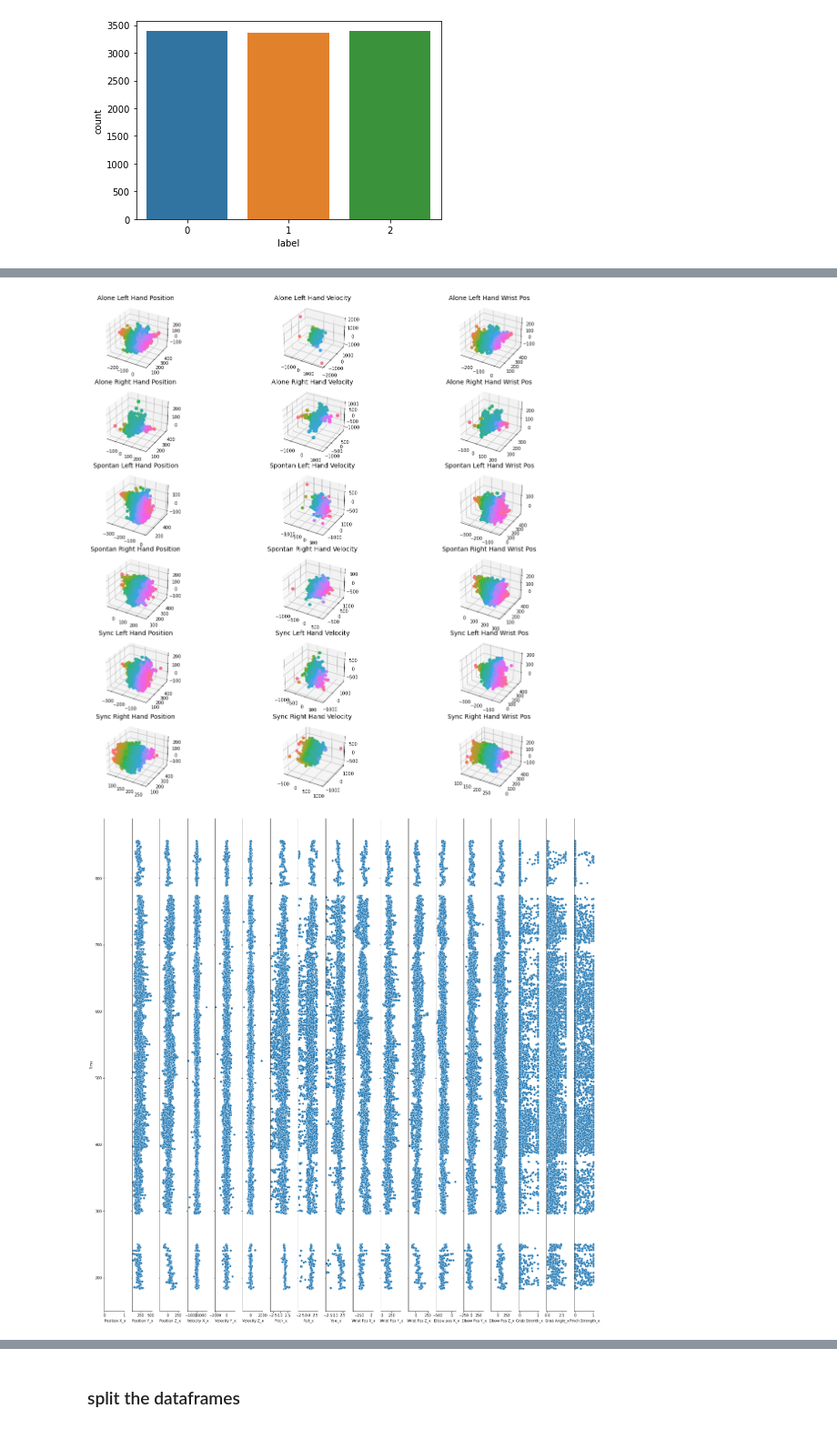
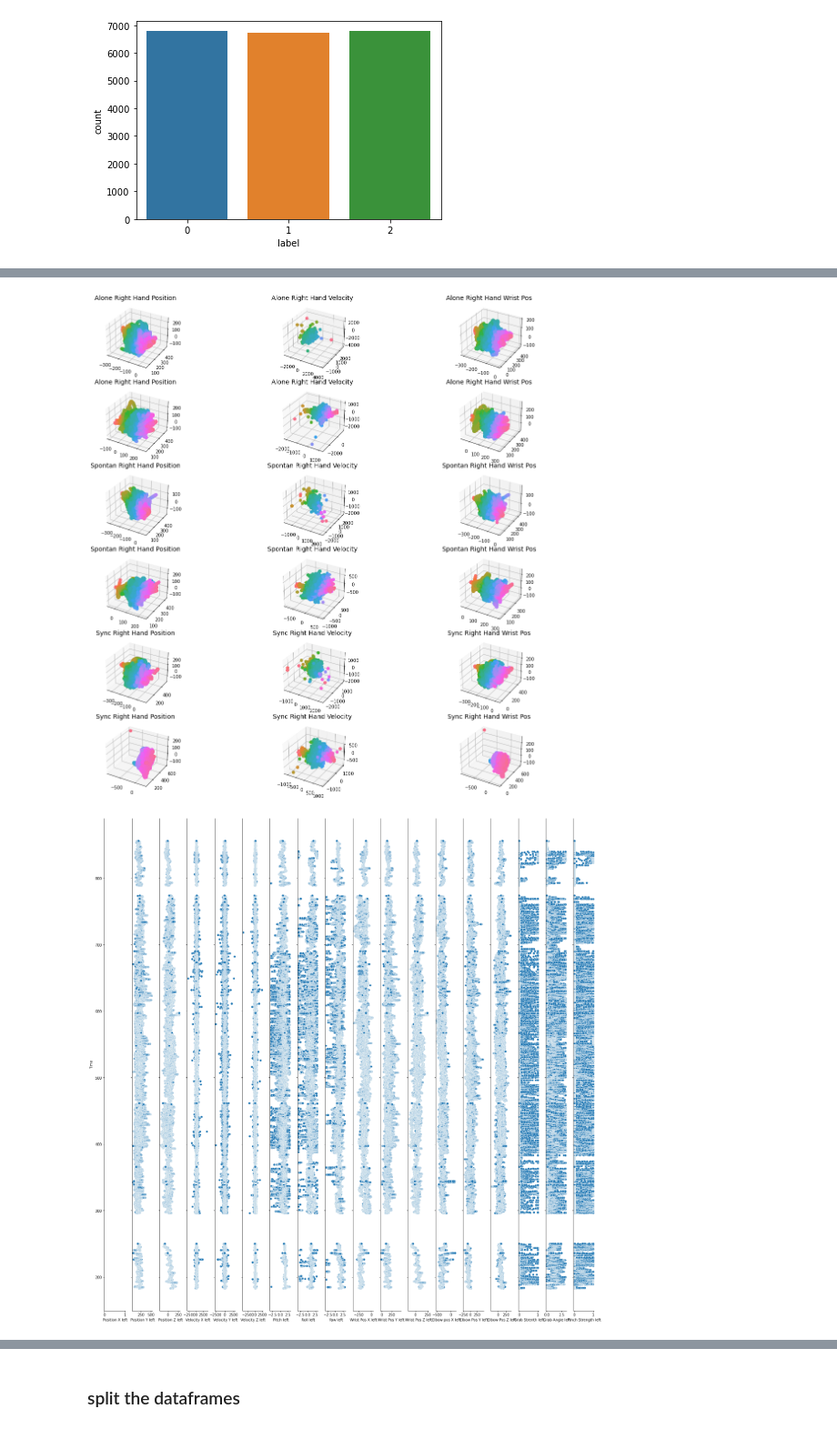
Before and after one commit to TalSomech/Data-Sc-101, a Jupyter notebook: Hands.ipynb, the cells around one changed output, grey strips where cells are left out. Shown at 91% size. Drawn from its saved outputs; the diff is of its cells as text; code cells hidden in the pictures.

```diff
--- a/Hands.ipynb
+++ b/Hands.ipynb
@@ -21,6 +20,16 @@ validation_folders=os.listdir(validation_path)
 ### take out the first 7 seconds from each file,take out outliners(# hands!=2,hand type = left in "HandRight",etc)
 ### then check if the file is of type Alone,Sync or Spontan
 ### and act accordinly for each type , and return a corresponding dataframe
+# %%
+def con_frames(df):
+    group=df.groupby(df.index%5,axis=0)
+    df1=group.get_group(0).reset_index(drop=True)
+    for i in range(1,5):
+        df1=pd.merge(df1,group.get_group(i).reset_index(drop=True),left_index=True,right_index=True,on='label',suffixes=[' '+str(i-1),' '+str(i)])
+    k=df1.columns[149:]
+    for col in k:
+        df1=df1.rename(columns={col:col+' 4'}) # since i cant force suffix with the merging i will do it manually
+    return df1
 # %%
 def createDF(path):
     init_df=pd.read_csv(path)
@@ -60,22 +87,19 @@ def createDF(path):
 # %%
 train_df=pd.DataFrame()
 test_df=pd.DataFrame()
-
+visualize_df=pd.DataFrame()
 for folder in training_folders:
     for file in os.listdir(training_path+'/'+folder):
-        train_df=pd.concat([train_df,createDF(training_path+'/'+folder+'/'+file)])
-
+        train,vis=createDF(training_path+'/'+folder+'/'+file)
+        train_df=pd.concat([train_df,train])
+        visualize_df=pd.concat([visualize_df,vis])
 for folder in validation_folders:
     for file in os.listdir(validation_path+'/'+folder):
-        test_df=pd.concat([test_df,createDF(validation_path+'/'+folder+'/'+file)])
+        test,_=createDF(validation_path+'/'+folder+'/'+file)
+        test_df=pd.concat([test_df,test])
 
 train_df.reset_index(drop=True,inplace=True)
 test_df.reset_index(drop=True,inplace=True)
-
+test_df.drop(columns=['Time 0','Time 1','Time 2','Time 3','Time 4'],inplace=True)
+train_df.drop(columns=['Time 0','Time 1','Time 2','Time 3','Time 4'],inplace=True)
 pd.set_option("display.max_columns", None)
-train_df=train_df.drop(columns=' Frame ID')
-test_df=test_df.drop(columns=' Frame ID')
-train_df[" Hand Type_x"] = train_df[" Hand Type_x"].replace({'left': 0, 'right': 1})
-test_df[" Hand Type_x"] = test_df[" Hand Type_x"].replace({'left': 0, 'right': 1})
-train_df[" Hand Type_y"] = train_df[" Hand Type_y"].replace({'left': 0, 'right': 1})
-test_df[" Hand Type_y"] = test_df[" Hand Type_y"].replace({'left': 0, 'right': 1})
@@ -112,41 +158,40 @@ j=0
 lab=['Alone ','Spontan ','Sync ']
 fig = plt.figure(figsize=(20,20))
 for label in [0,1,2]:
-    train_x=train_df[train_df['label']==label]
-    for hand in ['x','y']:
+    vis_x=visualize_df[train_df['label']==label]
+    for hand in [' left',' right']:
         h='Left Hand' if hand=='x' else 'Right Hand'
         #j+=1
         for typ in [' Position ',' Velocity ',' Wrist Pos ']:
-           # h_t=hand=='x'?1:'Right Hand'
             labs=lab[label]+h+typ
             # axes instance
             ax = fig.add_subplot(6,3,i,projection='3d')#Axes3D(fig)
             i+=1
             # get colormap from seaborn
             cmap = ListedColormap(sns.color_palette("husl", 256).as_hex())
-            x=train_x[typ+'X_'+hand]
-            y=train_x[typ+'Y_'+hand]
-            z=train_x[typ+'Z_'+hand]
+            x=vis_x[typ+'X'+hand]
+            y=vis_x[typ+'Y'+hand]
+            z=vis_x[typ+'Z'+hand]
             # plot
             sc = ax.scatter(x,y,z, s=40,marker='o',label=labs,c=x, cmap=cmap, alpha=1)
             ax.set_title(labs,
              fontsize = 14)
 # %% [output]
-[figure, old version]
+[figure, new version]
 # %%
-g=sns.pairplot(data=train_df,
+g=sns.pairplot(data=visualize_df,
             y_vars=['Time'],
-            x_vars=[' Position X_x',
-       ' Position Y_x', ' Position Z_x', ' Velocity X_x', ' Velocity Y_x',
-       ' Velocity Z_x', ' Pitch_x', ' Roll_x', ' Yaw_x', ' Wrist Pos X_x',
-       ' Wrist Pos Y_x', ' Wrist Pos Z_x', ' Elbow pos X_x', ' Elbow Pos Y_x',
-       ' Elbow Pos Z_x', ' Grab Strenth_x', ' Grab Angle_x',
-       ' Pinch Strength_x'],
+            x_vars=[' Position X left',
+       ' Position Y left', ' Position Z left', ' Velocity X left', ' Velocity Y left',
+       ' Velocity Z left', ' Pitch left', ' Roll left', ' Yaw left', ' Wrist Pos X left',
+       ' Wrist Pos Y left', ' Wrist Pos Z left', ' Elbow pos X left', ' Elbow Pos Y left',
+       ' Elbow Pos Z left', ' Grab Strenth left', ' Grab Angle left',
+       ' Pinch Strength left'],
             kind='scatter',palette=sns.color_palette("mako", as_cmap=True))
 g.fig.set_size_inches(20,20)
 g.tight_layout()
 # %% [output]
-[figure, old version]
+[figure, new version]
 # %%
 train_df.head()
 # %% [output]
```
Also changed, not shown: parts of 26 cells of this notebook, 1 other file.
